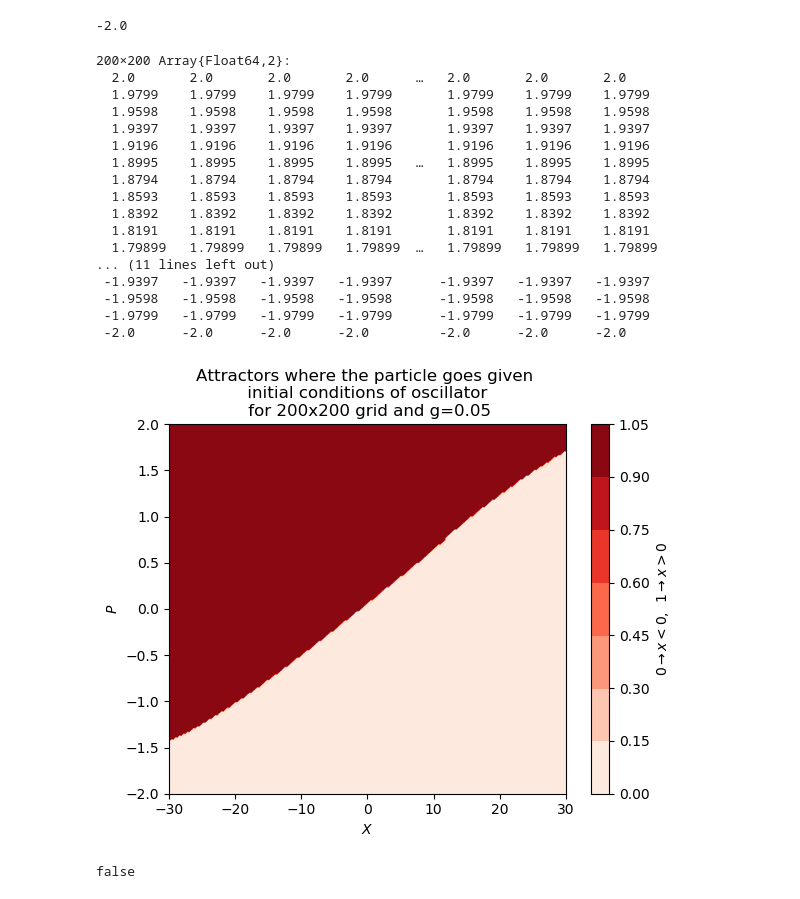
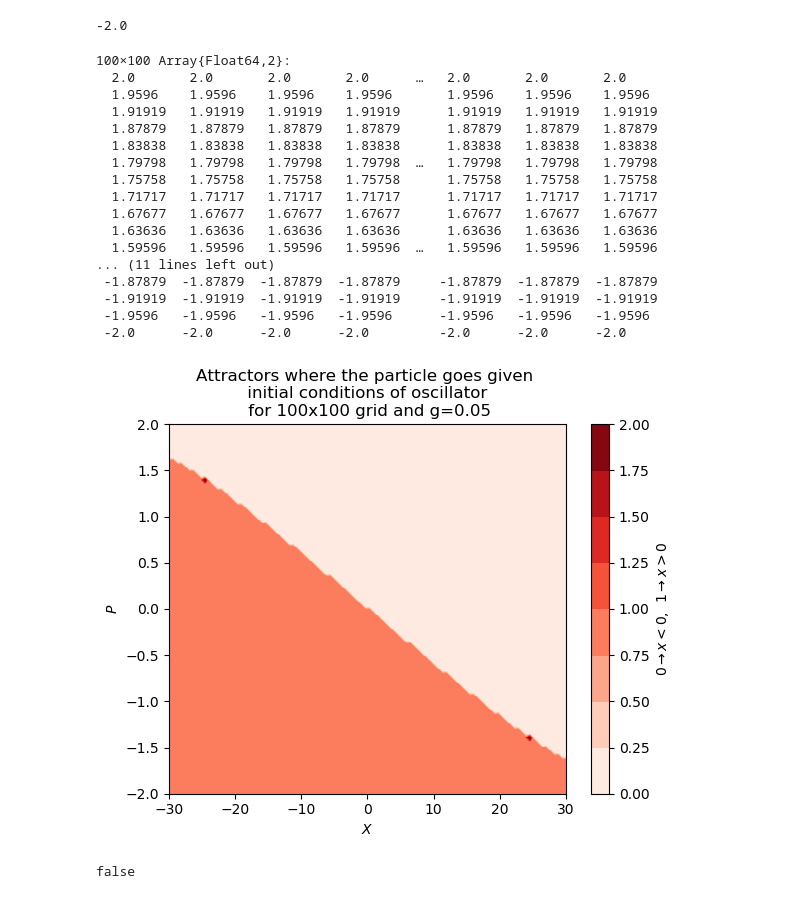
Before and after one commit to spenam/thesis_codes_git, a Jupyter notebook: colores_pos_ini.ipynb, the cells around one changed output. Saved outputs shown, nothing was run; the diff lists cells and outputs as text; code cells hidden in the pictures.

```diff
--- a/colores_pos_ini.ipynb
+++ b/colores_pos_ini.ipynb
@@ -1,7 +1,7 @@
 # %%
 using OrdinaryDiffEq, LinearAlgebra, ForwardDiff, PyPlot
 # %%
-grid_length=200
+grid_length=100
 X1 = range(-30,stop=30,length=grid_length)
 P1=range(-2,stop=2,length=grid_length)
 grid=Iterators.product(X1,P1)
@@ -24,13 +24,13 @@ w=[0.,0.7071]
 g=[0.,0.05]
 a=0.25
 b=0.01
-time=10.
+time=30.
 dts=0.01*2. *pi/w[2]
 tspan = (0,time)
 initial_position = [0., 0.]
 #initial_velocity = [-4./m[1], (-1. )^1. *energia_poinc(0.,-3.4957/m[1],m[1],m[2],a,b,Hinicial)/m[2]]
 initial_momentum=[0. ,0.]
-colors=zeros(length(grid))
+colors=ones(length(grid))*2.
 Hsys(q,p) = p[1]^2. /(2. *m[1]) - a*q[1]^2. /2. +b*q[1]^4. /4. +q[1]*g[2]*q[2]+ p[2]^2. /(2. *m[2]) +0.5*m[2]*w[2]^2. *q[2]^2.
 pdot(dp,p,q,params,t) = ForwardDiff.gradient!(dp, q->-Hsys(q, p), q)
 qdot(dq,p,q,params,t) = ForwardDiff.gradient!(dq, p-> Hsys(q, p), p)
@@ -38,7 +38,7 @@ k=0.
 
 
 for I in range(1,stop=length(grid),length=length(grid))
-    if I%100==0
+    if I%1000==0
         println(I/length(grid))
     end
     #Hinicial=20.0
@@ -47,13 +47,13 @@ for I in range(1,stop=length(grid),length=length(grid))
 
 
     prob = DynamicalODEProblem(pdot, qdot, initial_momentum, initial_position, tspan)
-    sol3 = solve(prob, CalvoSanz4(), dt=dts);
+    sol3 = solve(prob, McAte4(), dt=dts);
     k=sol3
     for i in range(1,stop=length(sol3[3,:])-1,length=length(sol3[3,:])-1)
-        if sol3[3,Int(i)] < 6. && sol3[3,Int(i+1)] >= 6.
+        if sol3[3,Int(i)] < 6. && sol3[3,Int(i+1)] > 6.
             colors[Int(I)]=1.
             break
-        elseif sol3[3,Int(i)] > -6. && sol3[3,Int(i+1)] <= -6.
+        elseif sol3[3,Int(i)] > -6. && sol3[3,Int(i+1)] < -6.
             colors[Int(I)]=0.
             break
         end
@@ -84,4 +77,5 @@ length(k[3,:])
 # %%
 colors=reshape(colors,(grid_length,grid_length))
 colors=colors'
+colors=reverse(colors,dims=1)
 # %% [output]
@@ -139,37 +132,39 @@ XX1=rotl90(XX1)
 PP1=rotl90(PP1)
 #colors=colors'
 # %% [output]
-200×200 Array{Float64,2}:
+100×100 Array{Float64,2}:
   2.0       2.0       2.0       2.0      …   2.0       2.0       2.0
-  1.9799    1.9799    1.9799    1.9799       1.9799    1.9799    1.9799
-  1.9598    1.9598    1.9598    1.9598       1.9598    1.9598    1.9598
-  1.9397    1.9397    1.9397    1.9397       1.9397    1.9397    1.9397
-  1.9196    1.9196    1.9196    1.9196       1.9196    1.9196    1.9196
-  1.8995    1.8995    1.8995    1.8995   …   1.8995    1.8995    1.8995
-  1.8794    1.8794    1.8794    1.8794       1.8794    1.8794    1.8794
-  1.8593    1.8593    1.8593    1.8593       1.8593    1.8593    1.8593
-  1.8392    1.8392    1.8392    1.8392       1.8392    1.8392    1.8392
-  1.8191    1.8191    1.8191    1.8191       1.8191    1.8191    1.8191
-  1.79899   1.79899   1.79899   1.79899  …   1.79899   1.79899   1.79899
+  1.9596    1.9596    1.9596    1.9596       1.9596    1.9596    1.9596
+  1.91919   1.91919   1.91919   1.91919      1.91919   1.91919   1.91919
+  1.87879   1.87879   1.87879   1.87879      1.87879   1.87879   1.87879
+  1.83838   1.83838   1.83838   1.83838      1.83838   1.83838   1.83838
+  1.79798   1.79798   1.79798   1.79798  …   1.79798   1.79798   1.79798
+  1.75758   1.75758   1.75758   1.75758      1.75758   1.75758   1.75758
+  1.71717   1.71717   1.71717   1.71717      1.71717   1.71717   1.71717
+  1.67677   1.67677   1.67677   1.67677      1.67677   1.67677   1.67677
+  1.63636   1.63636   1.63636   1.63636      1.63636   1.63636   1.63636
+  1.59596   1.59596   1.59596   1.59596  …   1.59596   1.59596   1.59596
 ... (11 lines left out)
- -1.9397   -1.9397   -1.9397   -1.9397      -1.9397   -1.9397   -1.9397
- -1.9598   -1.9598   -1.9598   -1.9598      -1.9598   -1.9598   -1.9598
- -1.9799   -1.9799   -1.9799   -1.9799      -1.9799   -1.9799   -1.9799
+ -1.87879  -1.87879  -1.87879  -1.87879     -1.87879  -1.87879  -1.87879
+ -1.91919  -1.91919  -1.91919  -1.91919     -1.91919  -1.91919  -1.91919
+ -1.9596   -1.9596   -1.9596   -1.9596      -1.9596   -1.9596   -1.9596
  -2.0      -2.0      -2.0      -2.0         -2.0      -2.0      -2.0
 # %%
+gg=g[2]
 contourf(XX1,PP1,colors,cmap="Reds")
 colorbar(label=L"$0\rightarrow x<0$,  $1\rightarrow x>0$")
 xlabel(L"$X$")
 ylabel(L"$P$")
-title("Attractors where the particle goes given \n initial conditions of oscillator \n for 200x200 grid and g=0.05")
-savefig("g0-05particle_sides.png",bbox_inches="tight")
-savefig("g0-05particle_sides.pdf",bbox_inches="tight")
+title("Attractors where the particle goes given \n initial conditions of oscillator \n for 100x100 grid and g=$gg")
+#savefig("g0-05particle_sides.png",bbox_inches="tight")
+savefig("attractor_McAte4.png",bbox_inches="tight")
+#savefig("g0-05particle_sides.pdf",bbox_inches="tight")
 #matshow(colors)
 #xticks(range(-30,stop=(30),length=(10)))
 #yticks(range(-2,stop=(2),length=(10)))
 #colorbar()
 # %% [output]
-[figure, old version]
+[figure, new version]
 # %%
 PyPlot.pygui(false)
 # %% [output]
```
Also changed, not shown: parts of 10 cells of this notebook, 47 other files.
